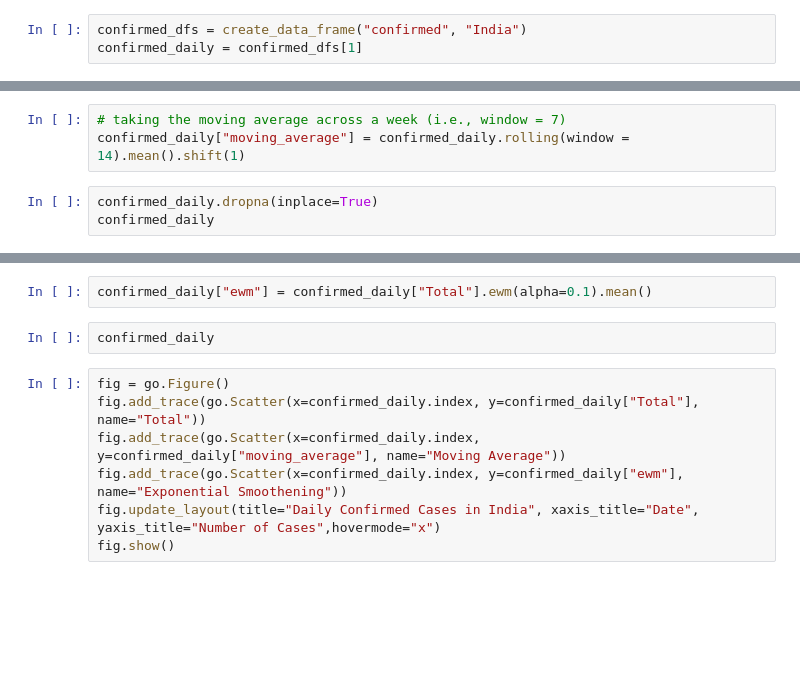
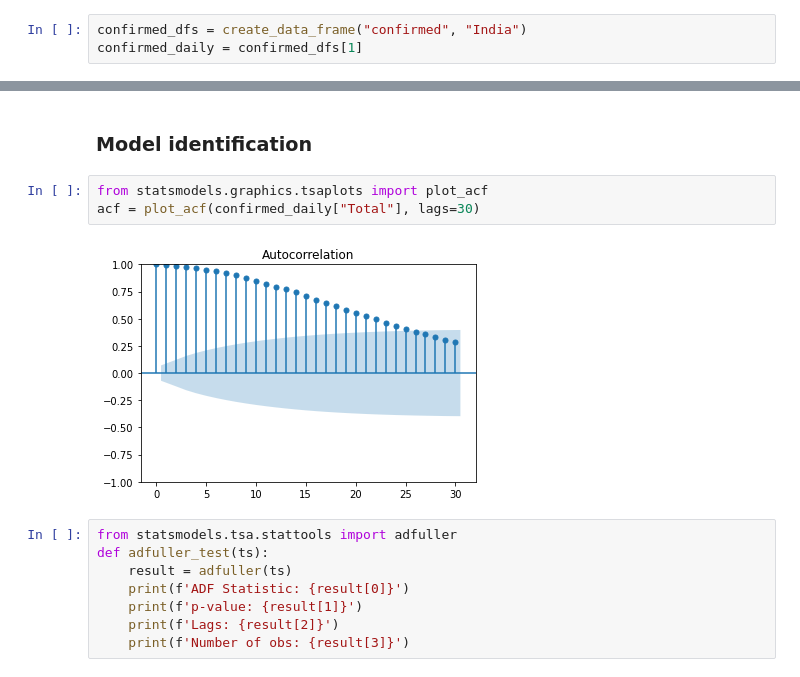
Before and after one commit to majimearun/crux-round3-tasks, a Jupyter notebook: task1/arima.ipynb, the cells around one changed output, grey strips where cells are left out. Cells and saved outputs as stored; diff of their text form; blank space fills up the shorter version.

```diff
--- a/task1/arima.ipynb
+++ b/task1/arima.ipynb
@@ -105,6 +71,0 @@ px.line(confirmed_daily, title="Daily Confirmed Cases in India")
-# %%
-# taking the moving average across a week (i.e., window = 7)
-confirmed_daily["moving_average"] = confirmed_daily.rolling(window = 14).mean().shift(1)
-# %%
-confirmed_daily.dropna(inplace=True)
-confirmed_daily
@@ -117,11 +72,15 @@ fig.show()
-# %%
-confirmed_daily["ewm"] = confirmed_daily["Total"].ewm(alpha=0.1).mean()
-# %%
-confirmed_daily
-# %%
-fig = go.Figure()
-fig.add_trace(go.Scatter(x=confirmed_daily.index, y=confirmed_daily["Total"], name="Total"))
-fig.add_trace(go.Scatter(x=confirmed_daily.index, y=confirmed_daily["moving_average"], name="Moving Average"))
-fig.add_trace(go.Scatter(x=confirmed_daily.index, y=confirmed_daily["ewm"], name="Exponential Smoothening"))
-fig.update_layout(title="Daily Confirmed Cases in India", xaxis_title="Date", yaxis_title="Number of Cases",hovermode="x")
-fig.show()
+# %% [markdown]
+### Model identification
+# %%
+from statsmodels.graphics.tsaplots import plot_acf
+acf = plot_acf(confirmed_daily["Total"], lags=30)
+# %% [output]
+[figure, added]
+# %%
+from statsmodels.tsa.stattools import adfuller
+def adfuller_test(ts):
+    result = adfuller(ts)
+    print(f'ADF Statistic: {result[0]}')
+    print(f'p-value: {result[1]}')
+    print(f'Lags: {result[2]}')
+    print(f'Number of obs: {result[3]}')
```
Also changed, not shown: parts of 11 cells of this notebook, 1 other file.
